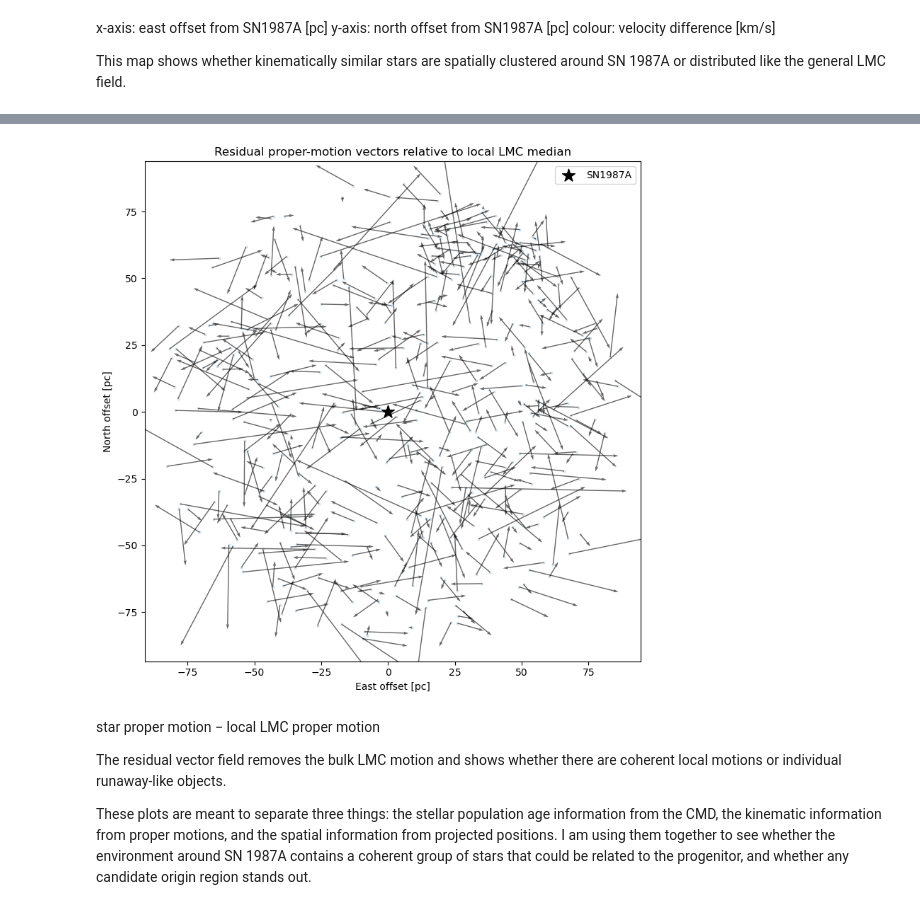
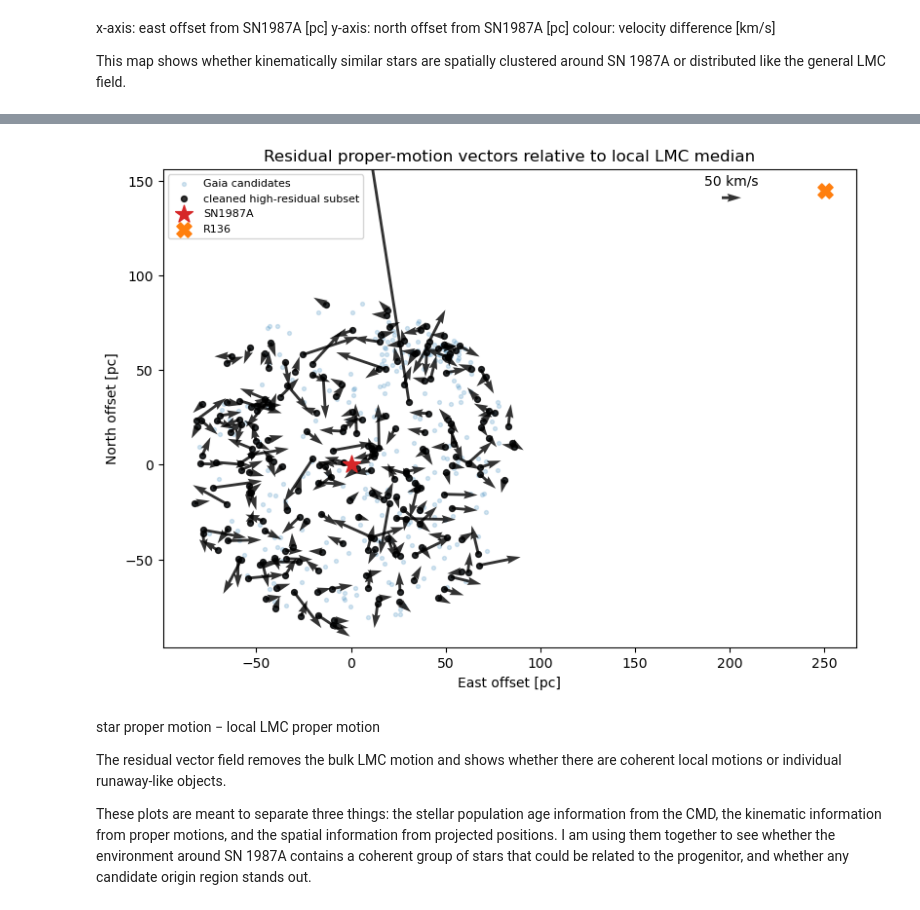
Before and after one commit to Wafeliniec/87A-progenitor-search, a Jupyter notebook: SN1987A_figures.ipynb, the cells around one changed output, grey strips where cells are left out. Drawn from its saved outputs; the diff is of its cells as text; code cells hidden in the pictures.

Commit message:
made more elaborate figures, minor cosmetic/clarity fixes in existing plots

```diff
--- a/SN1987A_figures.ipynb
+++ b/SN1987A_figures.ipynb
@@ -497,28 +641,81 @@ This map shows whether kinematically similar stars are spatially clustered aroun
 # %%
+# Plot 6: residual proper-motion vectors on the sky
+# Arrows show motion relative to the local LMC median.
 
-# Plot 6: proper-motion vectors on the sky
-step = max(1, len(df) // 500)
-sub = df.iloc[::step].copy()
+arrow_time_myr = 0.2
 
-plt.figure(figsize=(8, 8))
-plt.scatter(df["x_pc"], df["y_pc"], s=4, alpha=0.15)
-plt.quiver(
-    sub["x_pc"], sub["y_pc"],
-    sub["pmra"] - pmra_local,
-    sub["pmdec"] - pmdec_local,
+# Convert residual proper motion into pc travelled over arrow_time_myr
+pm_to_pc = 4.74047 * D_LMC_kpc * 1.022712 * arrow_time_myr
+
+# Clean subset for arrows
+sub = df[
+    (df["ruwe"] < 1.4) &
+    (df["pmra_error"] < 0.5) &
+    (df["pmdec_error"] < 0.5)
+    ].copy()
+
+# For readability, keep only the larger residual motions
+sub = sub[sub["dv_vs_local_kms"] > 30].copy()
+
+print("Stars plotted as arrows:", len(sub))
+
+fig, ax = plt.subplots(figsize=(8, 8))
+
+ax.scatter(
+    df["x_pc"],
+    df["y_pc"],
+    s=8,
+    alpha=0.18,
+    color="tab:blue",
+    label="Gaia candidates"
+)
+
+ax.scatter(
+    sub["x_pc"],
+    sub["y_pc"],
+    s=18,
+    alpha=0.8,
+    color="black",
+    label="cleaned high-residual subset"
+)
+
+U = (sub["pmra"] - pmra_local) * pm_to_pc
+V = (sub["pmdec"] - pmdec_local) * pm_to_pc
+
+q = ax.quiver(
+    sub["x_pc"],
+    sub["y_pc"],
+    U,
+    V,
     angles="xy",
     scale_units="xy",
-    scale=0.01,
-    width=0.002,
-    alpha=0.6
+    scale=1,
+    width=0.004,
+    alpha=0.8,
+    color="black"
 )
-plt.scatter(0, 0, marker="*", s=180, color="black", label="SN1987A")
-plt.gca().set_aspect("equal", adjustable="box")
-plt.xlabel("East offset [pc]")
-plt.ylabel("North offset [pc]")
-plt.title("Residual proper-motion vectors relative to local LMC median")
-plt.legend()
+
+# Quiver scale: 50 km/s over 0.2 Myr
+ref_pc = 50 * 1.022712 * arrow_time_myr
+ax.quiverkey(
+    q,
+    X=0.82,
+    Y=0.94,
+    U=ref_pc,
+    label="50 km/s",
+    coordinates="axes"
+)
+
+ax.scatter(0, 0, marker="*", s=180, color="tab:red", label="SN1987A")
+ax.scatter(x_r136_pc, y_r136_pc, marker="X", s=120, color="tab:orange", label="R136")
+
+ax.set_aspect("equal", adjustable="box")
+ax.set_xlabel("East offset [pc]")
+ax.set_ylabel("North offset [pc]")
+ax.set_title("Residual proper-motion vectors relative to local LMC median")
+ax.legend(fontsize=8)
+
 plt.tight_layout()
-plt.savefig(fig_dir / "residual_pm_vectors.png", dpi=300)
+plt.savefig(fig_dir / "residual_pm_vectors_cleaned.png", dpi=300)
 plt.show()
 # %% [output]
@@ -525,4 +723,4 @@ plt.show()
-[figure, old version]
+[figure, new version]
 # %% [markdown]
 star proper motion − local LMC proper motion
 
```
Also changed, not shown: parts of 17 cells of this notebook, 11 other files.
